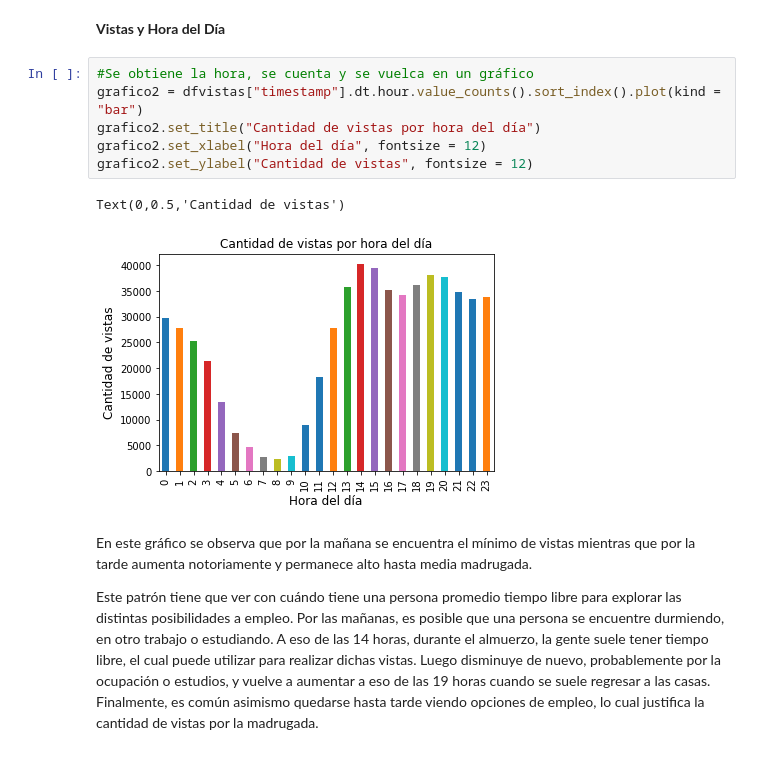
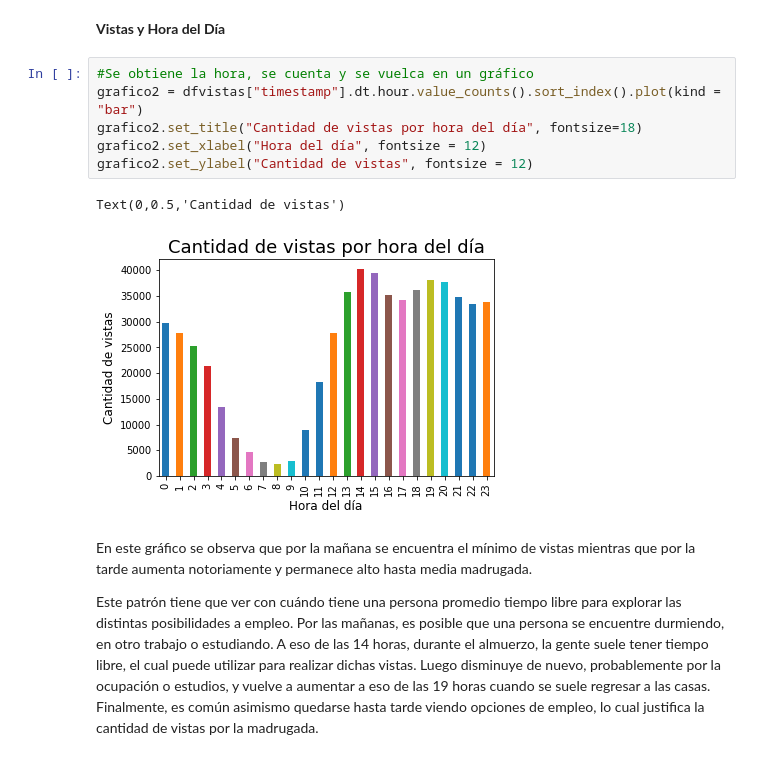
Before and after one commit to fedefunes96/TpDatos, a Jupyter notebook: Postulaciones y Vistas vs Tiempo.ipynb, the cells around one changed output. Cells and saved outputs as stored; diff of their text form.

```diff
--- a/Postulaciones y Vistas vs Tiempo.ipynb
+++ b/Postulaciones y Vistas vs Tiempo.ipynb
@@ -109,12 +109,12 @@ Este patrón tiene sentido con una rutina de decisión y acción donde es frecue
 # %%
 #Se obtiene la hora, se cuenta y se vuelca en un gráfico
 grafico2 = dfvistas["timestamp"].dt.hour.value_counts().sort_index().plot(kind = "bar")
-grafico2.set_title("Cantidad de vistas por hora del día")
+grafico2.set_title("Cantidad de vistas por hora del día", fontsize=18)
 grafico2.set_xlabel("Hora del día", fontsize = 12)
 grafico2.set_ylabel("Cantidad de vistas", fontsize = 12)
 # %% [output]
 Text(0,0.5,'Cantidad de vistas')
-[figure, old version]
+[figure, new version]
 # %% [markdown]
 En este gráfico se observa que por la mañana se encuentra el mínimo de vistas mientras que por la tarde aumenta notoriamente y permanece alto hasta media madrugada.
 
```
Also changed, not shown: parts of 7 cells of this notebook.
